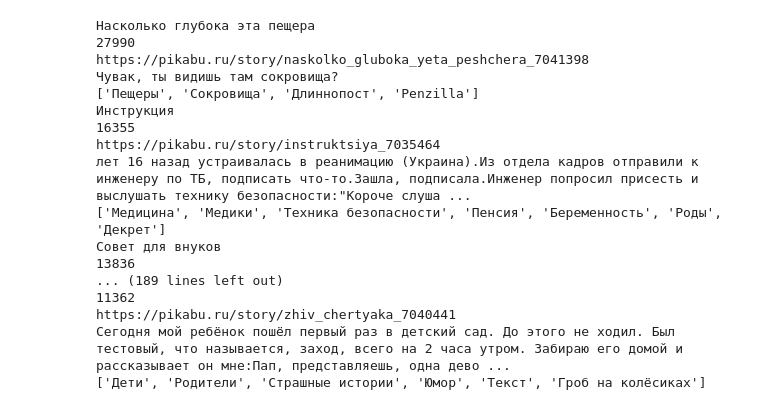
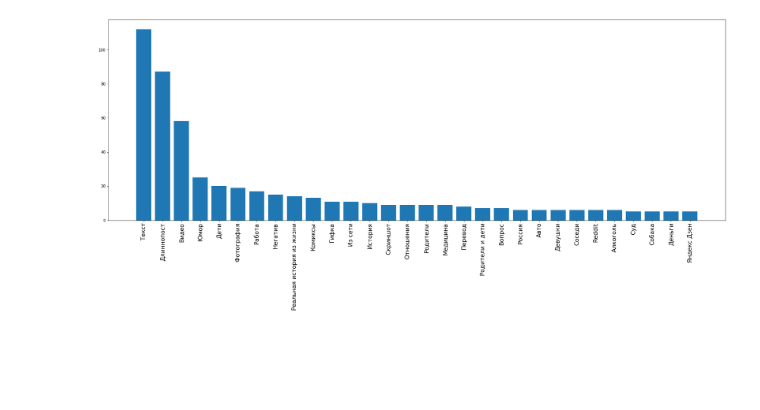
Before and after one commit to artemenm/pikabu-predictor, a Jupyter notebook: notebooks/get_data.ipynb, the cells around one changed output. Drawn from its saved outputs; the diff is of its cells as text; code cells hidden in the pictures; blank space fills up the shorter version.

```diff
--- a/notebooks/get_data.ipynb
+++ b/notebooks/get_data.ipynb
@@ -1,6 +1,7 @@
 # %%
 from bs4 import BeautifulSoup
 import requests
+import pandas as pd
 
 #Пикабу не пускает без хедеров :с
 DEFAULT_HEADERS = {
@@ -68,6 +69,7 @@ class Content():
         self.site_url = 'https://pikabu.ru/'
         self.pages_count = pages_count
         self.sort = POSTS_SORT[sort]
+        self.all_tags = dict()
 
     def get_all_posts(self):
         for i in range(self.pages_count):
@@ -75,6 +77,13 @@ class Content():
             soup = BeautifulSoup(r.text)
             posts_from_page = soup.findAll('article')
             self.get_posts_data(posts_from_page)
+
+    def add_new_tags(self, tags):
+        for i in tags:
+            if i in self.all_tags:
+                self.all_tags[i] += 1
+            else:
+                self.all_tags[i] = 1
 
     def get_posts_data(self, t):
         for i in range(len(t) - 1):
@@ -89,30 +98,31 @@ class Content():
             post.get_tags(t[i])
             post.get_title(t[i])
             self.posts.append(post)
+            self.add_new_tags(post.tags)
+
+
 
     def show_all(self):
         for i in self.posts:
             i.show_data()
 
 
-c = Content("Hot", 3)
+c = Content("Hot", 30)
 c.get_all_posts()
-c.show_all()
+#c.show_all()
-# %% [output]
-Насколько глубока эта пещера
-27990
-https://pikabu.ru/story/naskolko_gluboka_yeta_peshchera_7041398
-Чувак, ты видишь там сокровища?
-['Пещеры', 'Сокровища', 'Длиннопост', 'Penzilla']
-Инструкция
-16355
-https://pikabu.ru/story/instruktsiya_7035464
-лет 16 назад устраивалась в реанимацию (Украина).Из отдела кадров отправили к инженеру по ТБ, подписать что-то.Зашла, подписала.Инженер попросил присесть и выслушать технику безопасности:"Короче слуша ...
-['Медицина', 'Медики', 'Техника безопасности', 'Пенсия', 'Беременность', 'Роды', 'Декрет']
-Совет для внуков
-13836
-... (189 lines left out)
-11362
-https://pikabu.ru/story/zhiv_chertyaka_7040441
-Сегодня мой ребёнок пошёл первый раз в детский сад. До этого не ходил. Был тестовый, что называется, заход, всего на 2 часа утром. Забираю его домой и рассказывает он мне:Пап, представляешь, одна дево ...
-['Дети', 'Родители', 'Страшные истории', 'Юмор', 'Текст', 'Гроб на колёсиках']
+# %%
+#самые популярные теги за сегодня
+import matplotlib.pyplot as plt
+list_d = list(c.all_tags.items())
+list_d.sort(key=lambda i: i[1])
+list_d = list_d[::-1]
+list_d = list_d[:30]
+x = [i[0] for i in list_d]
+y = [i[1] for i in list_d]
+t = [i for i in range(len(list_d))]
+plt.figure(figsize=(30,10))
+plt.bar(t, y)
+plt.xticks(t, x, rotation=90, fontsize=16)
+plt.show()
+# %% [output]
+[figure, added]
```
Also changed, not shown: parts of 1 cell of this notebook.
